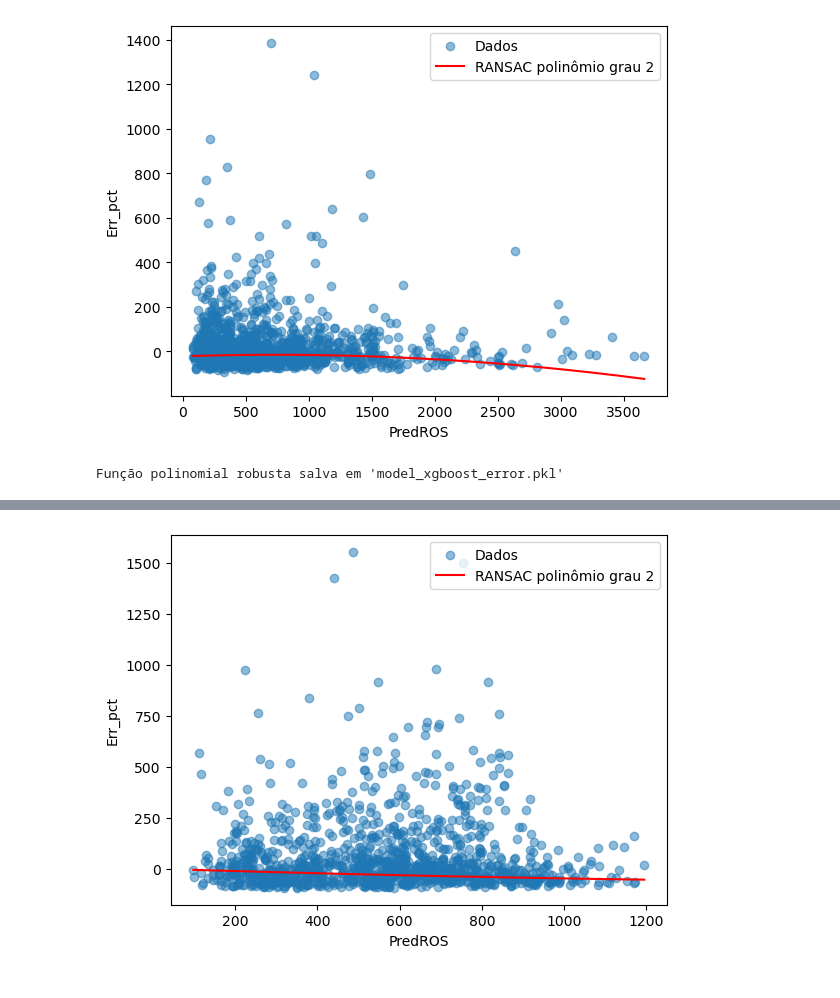
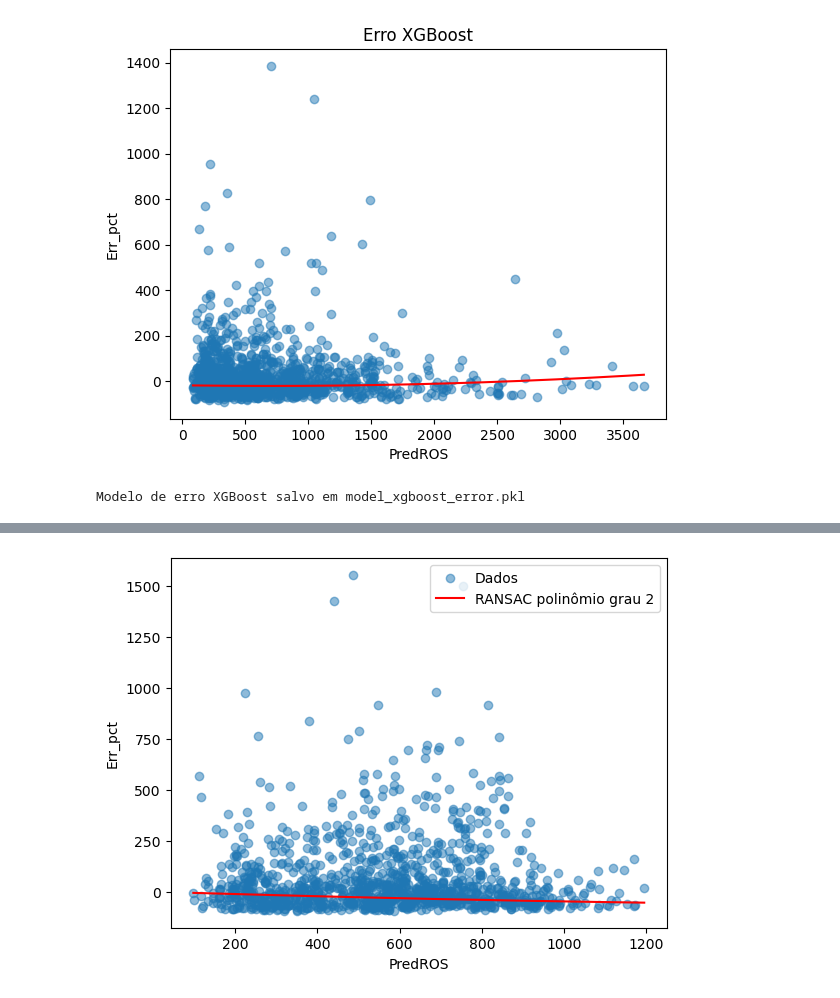
Before and after one commit to rafael-bork/FIRE-HACK-Project, a Jupyter notebook: Notebooks/4Models/Error_Function.ipynb, the cells around one changed output, grey strips where cells are left out. Drawn from its saved outputs; the diff is of its cells as text; code cells hidden in the pictures.

```diff
--- a/Notebooks/4Models/Error_Function.ipynb
+++ b/Notebooks/4Models/Error_Function.ipynb
@@ -1,54 +1,47 @@
 # %%
 import geopandas as gpd
 import numpy as np
 import pickle
 import pandas as pd
 import matplotlib.pyplot as plt
 from sklearn.linear_model import LinearRegression, RANSACRegressor
 from sklearn.preprocessing import PolynomialFeatures
 from sklearn.pipeline import make_pipeline
 
-# Carregar shapefile
-df = gpd.read_file(r"..\..\Data\Models\PT_FireProg_model_SHAP_xgboost.csv")
+# ============================
+# Treinar modelo de erro XGBoost
+# ============================
+df = gpd.read_file("../../Data/Models/PT_FireProg_model_SHAP_xgboost.csv")
 
-# Selecionar colunas e remover NaNs
 df['PredROS_linear'] = pd.to_numeric(df['PredROS_linear'], errors='coerce')
 df['Err_pct'] = pd.to_numeric(df['Err_pct'], errors='coerce')
 
 df_clean = df[['PredROS_linear', 'Err_pct']].dropna()
-X = df_clean['PredROS_linear'].values.reshape(-1,1)
+X = df_clean['PredROS_linear'].values.reshape(-1, 1)
 y = df_clean['Err_pct'].values
 
+degree = 2
+error_model_xgb = make_pipeline(
+    PolynomialFeatures(degree),
+    RANSACRegressor(estimator=LinearRegression())
+)
+error_model_xgb.fit(X, y)
 
-
-# Ajuste polinomial robusto (grau 3) usando RANSAC
-degree = 2
-model = make_pipeline(
-    PolynomialFeatures(degree),
-    RANSACRegressor(estimator=LinearRegression())  # <--- alteração aqui
-)
-model.fit(X, y)
-
-# Função para prever PredErr a partir de PredROS
-def prederr_from_predros(x):
-    x = np.array(x).reshape(-1,1)
-    return model.predict(x)
-
-# Visualizar ajuste
-plt.scatter(X, y, alpha=0.5, label='Dados')
+# Visualização
+plt.scatter(X, y, alpha=0.5)
 x_line = np.linspace(X.min(), X.max(), 200)
-plt.plot(x_line, prederr_from_predros(x_line), color='red', label=f'RANSAC polinômio grau {degree}')
-plt.xlabel('PredROS')
-plt.ylabel('Err_pct')
-plt.legend()
+plt.plot(x_line, error_model_xgb.predict(x_line.reshape(-1, 1)), color='red')
+plt.xlabel("PredROS")
+plt.ylabel("Err_pct")
+plt.title("Erro XGBoost")
 plt.show()
 
-# Salvar função em pickle
-with open(r'..\..\Data\Models\model_xgboost_error.pkl', 'wb') as f:
-    pickle.dump(prederr_from_predros, f)
+# Salvar modelo corretamente (NÃO salvar função!)
+with open("../../Data/Models/model_xgboost_error.pkl", "wb") as f:
+    pickle.dump(error_model_xgb, f)
 
-print("Função polinomial robusta salva em 'model_xgboost_error.pkl'")
+print("Modelo de erro XGBoost salvo em model_xgboost_error.pkl")
 # %% [output]
-[figure, old version]
+[figure, new version]
-Função polinomial robusta salva em 'model_xgboost_error.pkl'
+Modelo de erro XGBoost salvo em model_xgboost_error.pkl
 # %%
```
Also changed, not shown: parts of 1 cell of this notebook, 5 other files.
